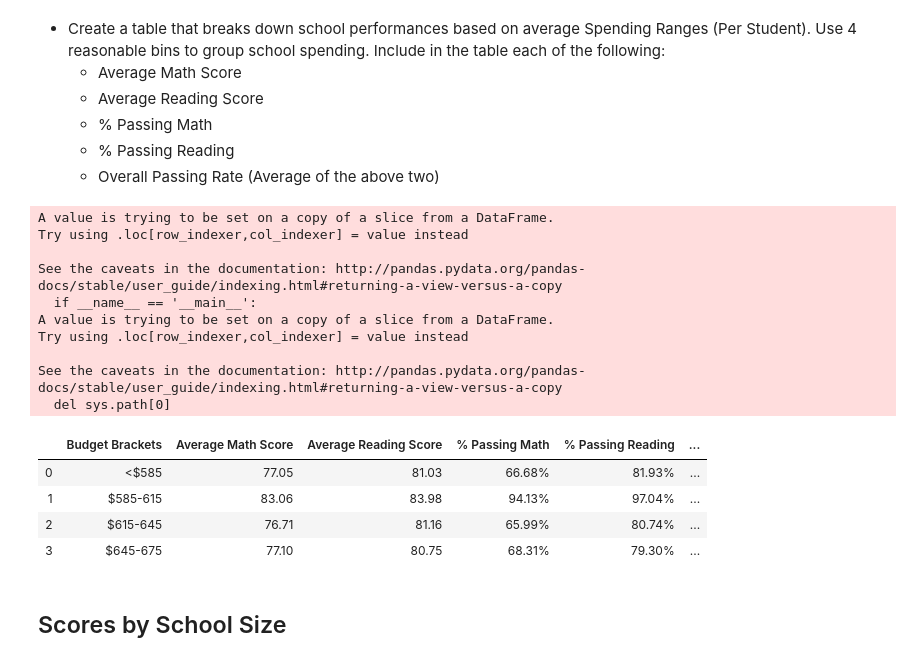
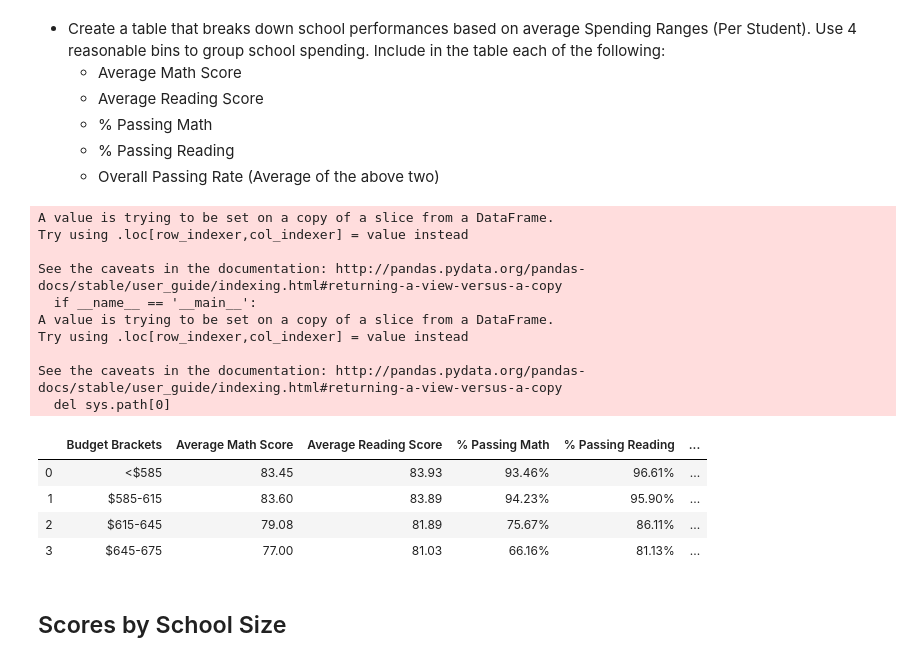
Before and after one commit to nate1mace/pandas-challenge, a Jupyter notebook: Instructions/PyCitySchools/PyCitySchools_starter.ipynb, the cells around one changed output. Saved outputs shown, nothing was run; the diff lists cells and outputs as text; code cells hidden in the pictures.

```diff
--- a/Instructions/PyCitySchools/PyCitySchools_starter.ipynb
+++ b/Instructions/PyCitySchools/PyCitySchools_starter.ipynb
@@ -130,9 +130,9 @@ df_schools['budget'] = df_schools['budget'].map("${:,}".format)
 df_schools['Budget per Student'] = budget_per.map("${:.0f}".format)
 df_schools['Average Math Score'] = av_math.map("{:.2f}".format)
 df_schools['Average Reading Score'] = av_read.map("{:.2f}".format)
-df_schools['% Passing Math'] = pc_math_pass.map("{:.2f}%".format)
-df_schools['% Passing Reading'] = pc_read_pass.map("{:.2f}%".format)
-df_schools['% Overall Passing Rate'] = pc_both_pass.map("{:.2f}%".format)
+df_schools['% Passing Math'] = pc_math_pass #.map("{:.2f}%".format)
+df_schools['% Passing Reading'] = pc_read_pass #.map("{:.2f}%".format)
+df_schools['% Overall Passing Rate'] = pc_both_pass #.map("{:.2f}%".format)
 df_schools.drop(['student_name','math_score','reading_score'], axis = 1, inplace = True)
 df_schools.rename(columns={"school_name": "School Name",
                            "type": "School Type",
@@ -247,7 +247,7 @@ spending_bins = [0, 585, 615, 645, 675]
 group_names = ["<$585", "$585-615", "$615-645", "$645-675"]
 # %%
 df_schools.head()
-df_schools['Budget per Student'] = df_schools['Budget per Student'].str.replace('$', '').astype(int)
+#df_schools['Budget per Student'] = df_schools['Budget per Student'].str.replace('$', '').astype(int)
 
 df_schools["Budget Brackets"] = pd.cut(df_schools["Budget per Student"], spending_bins, labels=group_names)
 cols = ['Average Math Score','Average Reading Score','% Passing Math','% Passing Reading']
@@ -269,43 +269,42 @@ df_schools_new['Overall Passing Rate'] = both_pass
 
 df_schools_new.head()
 
 budg_brack = df_schools_new.groupby('Budget Brackets').agg({
     'Average Math Score':'mean',
     'Average Reading Score':'mean',
     'student_name_x':'mean',
     'student_name_y':'mean',
     'Overall Passing Rate':'mean'
 }).reset_index()
 
 budg_brack = budg_brack.rename(columns = {
     'student_name_x':'% Passing Math',
     'student_name_y':'% Passing Reading'
 })
 
-budg_brack['Average Math Score'] = av_math.map("{:.2f}".format)
-budg_brack['Average Reading Score'] = av_read.map("{:.2f}".format)
-budg_brack['% Passing Math'] = pc_math_pass.map("{:.2f}%".format)
-budg_brack['% Passing Reading'] = pc_read_pass.map("{:.2f}%".format)
-budg_brack['Overall Passing Rate'] = pc_both_pass.map("{:.2f}%".format)
+budg_brack['Average Math Score'] = budg_brack['Average Math Score'].map("{:.2f}".format)
+budg_brack['Average Reading Score'] = budg_brack['Average Reading Score'].map("{:.2f}".format)
+budg_brack['% Passing Math'] = budg_brack['% Passing Math'].map("{:.2f}%".format)
+budg_brack['% Passing Reading'] = budg_brack['% Passing Reading'].map("{:.2f}%".format)
+budg_brack['Overall Passing Rate'] = budg_brack['Overall Passing Rate'].map("{:.2f}%".format)
 
 budg_brack
-# df_schools_new
 # %% [output]
 A value is trying to be set on a copy of a slice from a DataFrame.
 Try using .loc[row_indexer,col_indexer] = value instead
 
 See the caveats in the documentation: http://pandas.pydata.org/pandas-docs/stable/user_guide/indexing.html#returning-a-view-versus-a-copy
   if __name__ == '__main__':
 A value is trying to be set on a copy of a slice from a DataFrame.
 Try using .loc[row_indexer,col_indexer] = value instead
 
 See the caveats in the documentation: http://pandas.pydata.org/pandas-docs/stable/user_guide/indexing.html#returning-a-view-versus-a-copy
   del sys.path[0]
 |  | Budget Brackets | Average Math Score | Average Reading Score | % Passing Math | % Passing Reading | ... |
-| 0 | <$585 | 77.05 | 81.03 | 66.68% | 81.93% | ... |
-| 1 | $585-615 | 83.06 | 83.98 | 94.13% | 97.04% | ... |
-| 2 | $615-645 | 76.71 | 81.16 | 65.99% | 80.74% | ... |
-| 3 | $645-675 | 77.10 | 80.75 | 68.31% | 79.30% | ... |
+| 0 | <$585 | 83.45 | 83.93 | 93.46% | 96.61% | ... |
+| 1 | $585-615 | 83.60 | 83.89 | 94.23% | 95.90% | ... |
+| 2 | $615-645 | 79.08 | 81.89 | 75.67% | 86.11% | ... |
+| 3 | $645-675 | 77.00 | 81.03 | 66.16% | 81.13% | ... |
 # %% [markdown]
 ## Scores by School Size
 # %% [markdown]
```
Also changed, not shown: parts of 3 cells of this notebook.
